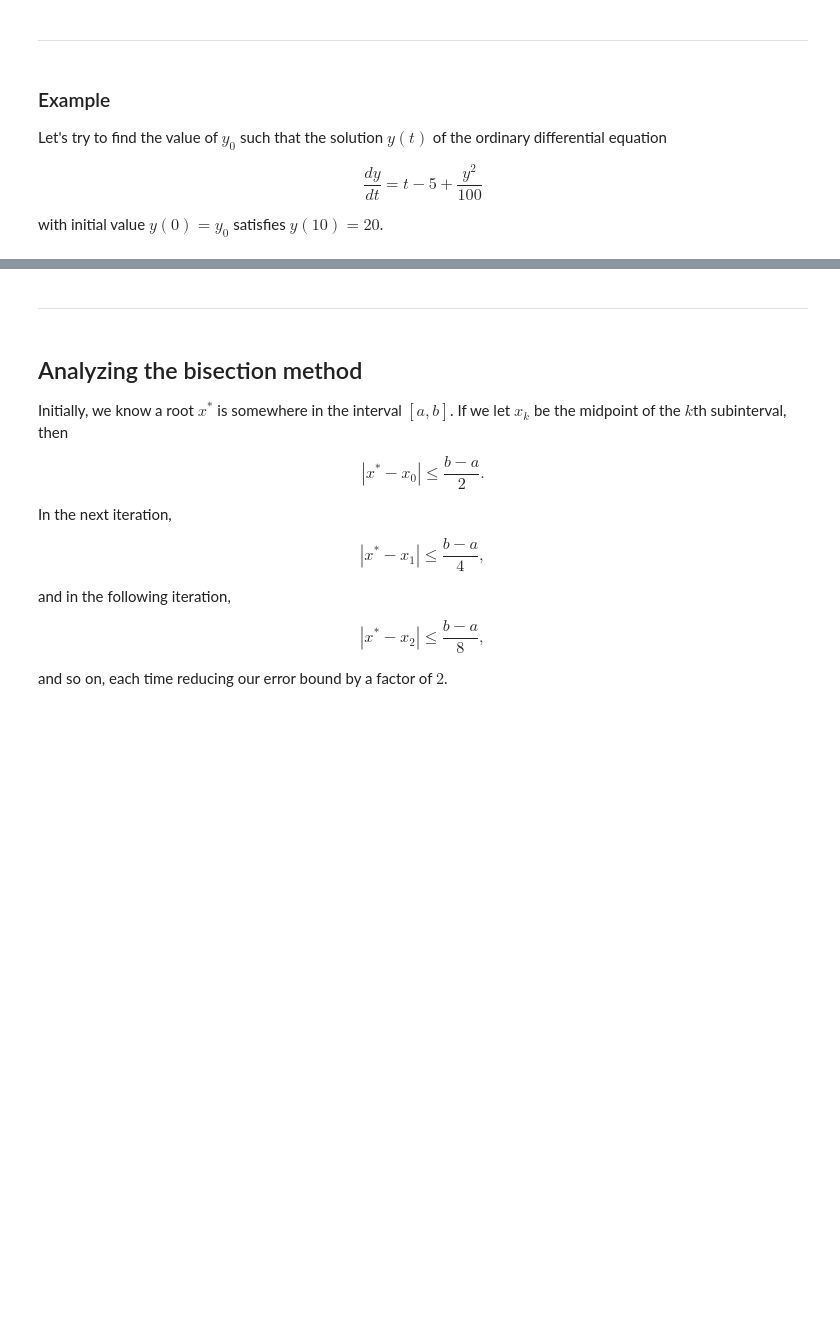
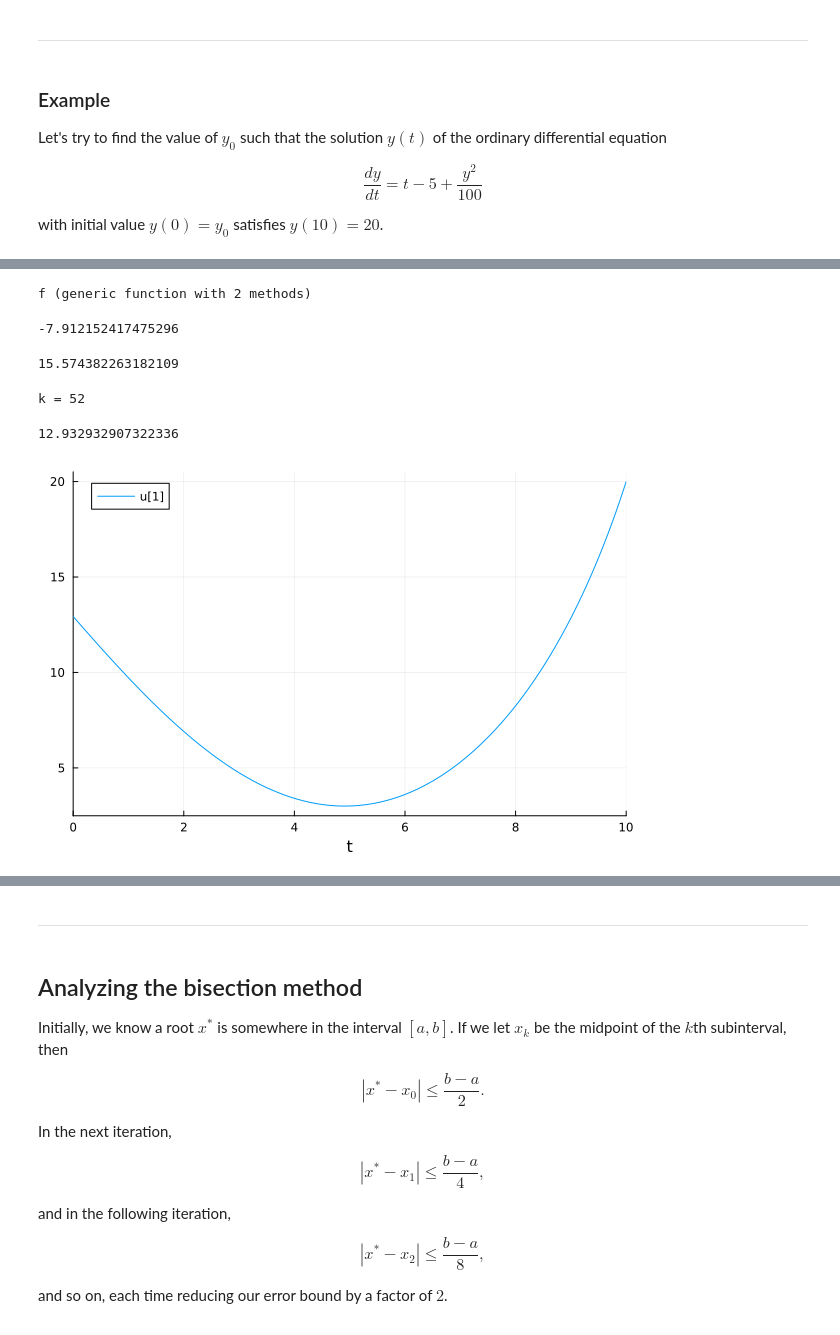
Before and after one commit to ApolloTheApollo/20262-lecture-notes, a Jupyter notebook: chapter03/Section 3.2 - Bisection method.ipynb, the cells around one changed output, grey strips where cells are left out. Drawn from its saved outputs; the diff is of its cells as text; code cells hidden in the pictures; blank space fills up the shorter version.

```diff
--- a/chapter03/Section 3.2 - Bisection method.ipynb
+++ b/chapter03/Section 3.2 - Bisection method.ipynb
@@ -92,0 +172,25 @@ plot!()
+# %%
+function f(y0)
+    sol = foo(y0)
+    return sol(10.0) - 20.0
+end
+# %% [output]
+f (generic function with 2 methods)
+# %%
+f(10.0)
+# %% [output]
+-7.912152417475296
+# %%
+f(15.0)
+# %% [output]
+15.574382263182109
+# %%
+p = bisect(f, 10.0, 15.0, tol=0.0)
+# %% [output]
+k = 52
+12.932932907322336
+# %%
+sol = foo(p)
+plot(sol)
+# %% [output]
+[figure, added]
```
Also changed, not shown: parts of 12 cells of this notebook, 1 other file.
